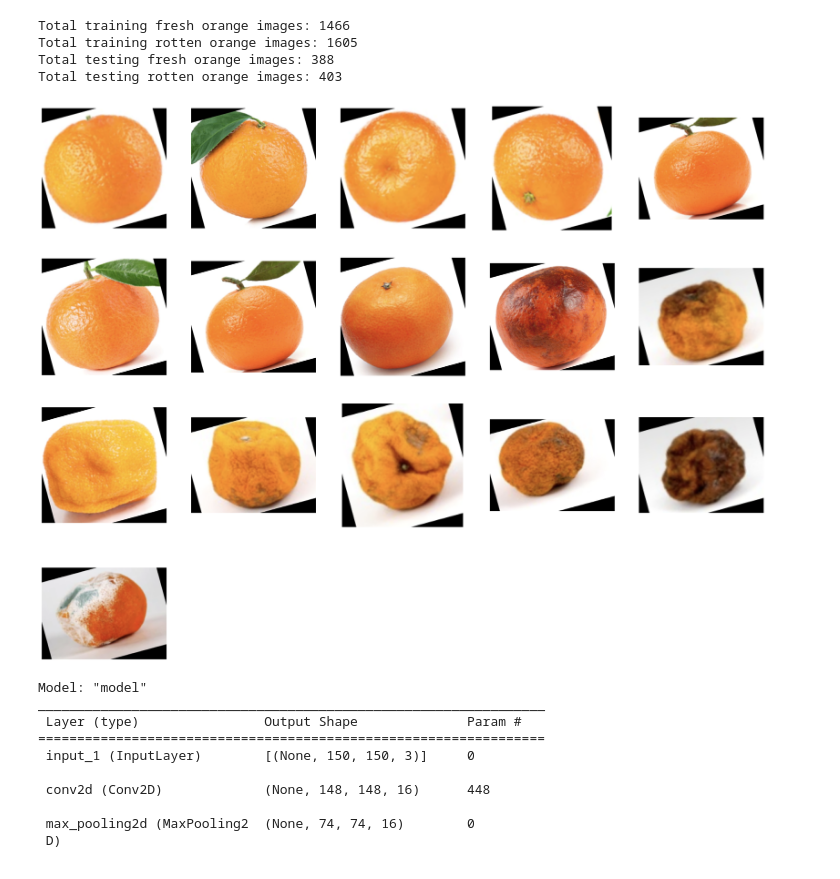
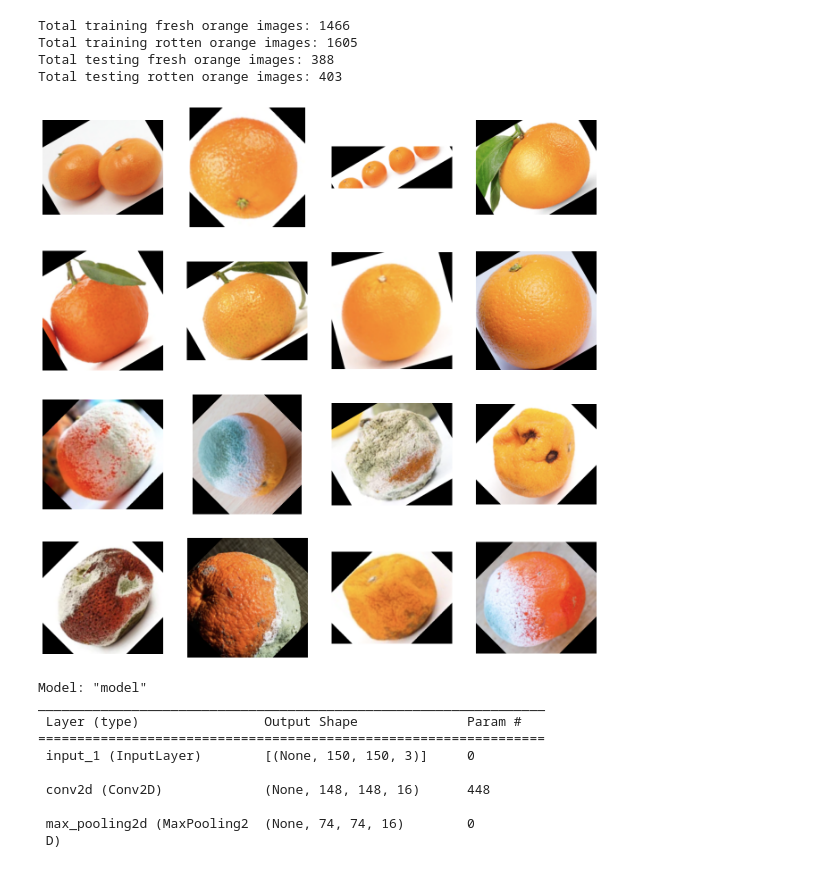
Before and after one commit to FadlilaAfida/PCVK_Ganjil_2023, a Jupyter notebook: Tugas_Akhir_Indetifikas_Jeruk.ipynb, the cells around one changed output. Cells and saved outputs as stored; diff of their text form; code cells hidden in the pictures.

```diff
--- a/Tugas_Akhir_Indetifikas_Jeruk.ipynb
+++ b/Tugas_Akhir_Indetifikas_Jeruk.ipynb
@@ -69,34 +69,34 @@ Total testing rotten orange images: 403
 # %%
 %matplotlib inline
 
 import matplotlib.pyplot as plt
 import matplotlib.image as mpimg
 
 # Menampilkan sampel jeruk matang dan jeruk belum matang
-nrows = 5
-ncols = 5
+nrows = 4
+ncols = 4
 
 pic_index = 0
 
 fig = plt.gcf()
-fig.set_size_inches(ncols * 5, nrows * 5)
+fig.set_size_inches(ncols * 4, nrows * 4)
 
 pic_index += 8
 next_orange_fresh_pix = [os.path.join(train_fresh_dir, fname)
                 for fname in train_fresh_fnames[pic_index-8:pic_index]]
 next_orange_rotten_pix = [os.path.join(train_rotten_dir, fname)
                 for fname in train_rotten_fnames[pic_index-8:pic_index]]
 
 for i, img_path in enumerate(next_orange_fresh_pix + next_orange_rotten_pix):
   sp = plt.subplot(nrows, ncols, i + 1)
   sp.axis('Off')
 
   img = mpimg.imread(img_path)
   plt.imshow(img)
 
 plt.show()
 # %% [output]
-[figure, old version]
+[figure, new version]
 # %%
 from tensorflow.keras import layers
 from tensorflow.keras import Model
```
Also changed, not shown: parts of 6 cells of this notebook.
